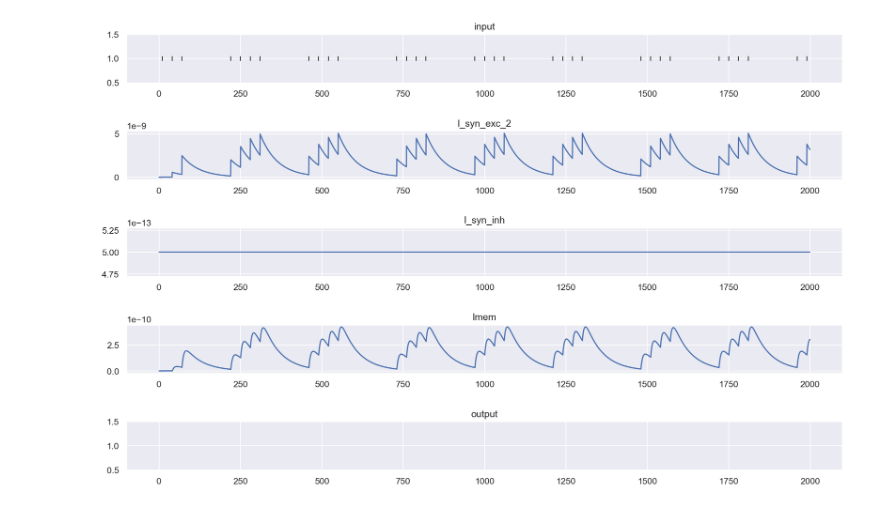
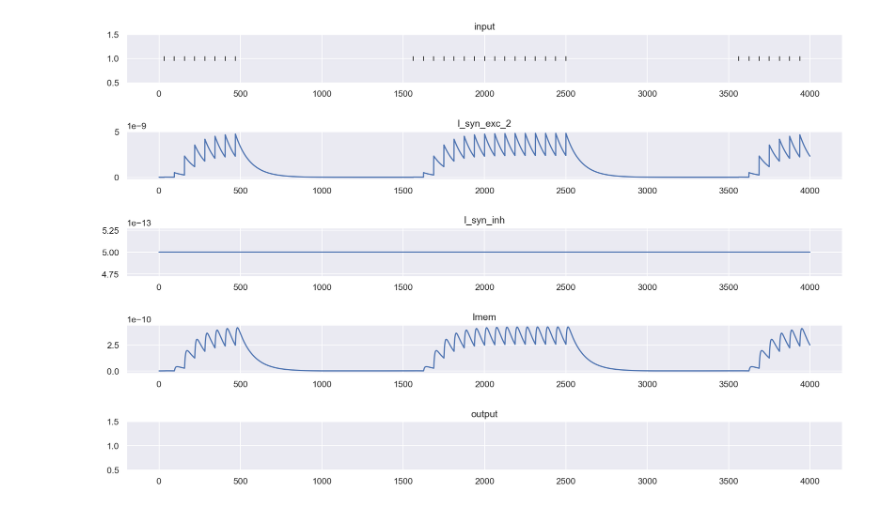
Before and after one commit to pennfranc/adm-ppg-analysis, a Jupyter notebook: synapse low-pass filters-Copy1.ipynb, the cells around one changed output. Cells and saved outputs as stored; diff of their text form; code cells hidden in the pictures.

Commit message:
added simple network notebook

```diff
--- a/synapse low-pass filters-Copy1.ipynb
+++ b/synapse low-pass filters-Copy1.ipynb
@@ -11,68 +10,64 @@ sns.set()
 # initialize synapse parameters
 n_neurons = 20
 
-I_tau_syn_exc_values = np.linspace(1, 1.2, n_neurons)
-I_tau_syn_inh_values = np.ones(n_neurons) * 5
+I_tau_syn_exc_values = np.linspace(0.58, 0.71, n_neurons)
 # %%
-counts = []
-num_frequencies = 5
+spike_counts = []
+syn_currents = []
+num_frequencies = 20
 frequencies = np.linspace(0.5, 4, num_frequencies)
 for signal_freq in frequencies:
 
     device.reinit()
     device.activate()
     defaultclock.dt = 500 * us
-    duration = 2 * second
+    duration = 5 * second
 
     network = Network()
     chip = DynapSE(network)
 
     # generate spikes
-    fs = 100 # Hz
+    fs = 32 # Hz
     signal = np.sin(np.arange(0, duration / second, 1 / fs) * signal_freq * 2 * np.pi)
     up_spikes, down_spikes = ADM(
         signal,
-        up_threshold=0.005,
-        down_threshold=0.005,
+        up_threshold=0.001,
+        down_threshold=0.001,
         sampling_rate=fs,
-        refractory_period=0.02
+        refractory_period=0.0001
     )
 
     spike_generator_up = SpikeGeneratorGroup(1, np.zeros(len(up_spikes)), up_spikes * second)
-    spike_generator_down = SpikeGeneratorGroup(1, np.zeros(len(down_spikes)), down_spikes * second)
 
     # instantiate neurons, synapses
     DPI_neurons  = chip.get_neurons(n_neurons, 'Core_1')
     DPI_synapses_up = chip.add_connection(spike_generator_up, DPI_neurons, synapse_type='AMPA')
-    DPI_synapses_down = chip.add_connection(spike_generator_down, DPI_neurons, synapse_type='GABA_B')
     DPI_synapses_up.connect(True)
-    DPI_neurons.refP = 50 * ms
-    DPI_synapses_down.connect(True)
-    DPI_synapses_up.weight = 50
-    DPI_synapses_down.weight = 0
+    DPI_neurons.refP = 200 * ms
+    DPI_synapses_up.weight = 60
 
     # set parameters of neurons, synapses
     DPI_neurons.I_tau_syn_exc2 = I_tau_syn_exc_values * pA
     DPI_neurons.I_wo_syn_exc2 = I_tau_syn_exc_values * pA
-    DPI_neurons.I_tau_syn_inh = I_tau_syn_inh_values * pA
-    DPI_neurons.I_wo_syn_inh = I_tau_syn_inh_values * pA
 
     # create monitors
     mon_synapse_up_state = StateMonitor(DPI_synapses_up, 'I_syn_exc2', record=True)
-    mon_synapse_down_state = StateMonitor(DPI_synapses_down, 'I_syn_inh', record=True)
     mon_neuron_state  = StateMonitor(DPI_neurons,  'Imem', record=True)
     mon_neuron_input  = SpikeMonitor(spike_generator_up, name='mon_neuron_input')
     mon_neuron_output = SpikeMonitor(DPI_neurons, name='mon_neuron_output')
 
     # add elements to network
-    network.add([spike_generator_up, spike_generator_down, DPI_neurons, DPI_synapses_up, DPI_synapses_down,
-                 mon_synapse_up_state, mon_synapse_down_state, mon_neuron_state, mon_neuron_input, mon_neuron_output])
+    network.add([spike_generator_up, DPI_neurons, DPI_synapses_up,
+                 mon_synapse_up_state, mon_neuron_state, mon_neuron_input, mon_neuron_output])
 
     # simulation
     network.run(duration)
 
     # save spike counts
-    counts.append(mon_neuron_output.count)
+    spike_counts.append(mon_neuron_output.count)
+
+    # save synaptic current means
+    syn_currents.append(mon_synapse_up_state.I_syn_exc2.max(axis=1))
 # %% [output]
 20 neurons are allocated from Core_1.
 WARNING    Came across an abstract code block that may not be well-defined: the outcome may depend on the order of execution. You can ignore this warning if you are sure that the order of operations d ...
@@ -120,38 +115,41 @@ Text(0.5, 1.0, 'Firing rate of DPI neurons with different excitatory synaptic ti
 plt.figure(figsize=(16,10),dpi=150)
 plt.subplots_adjust(hspace=1)
 
-output_idx = 0
+output_idx = 9
 
 plt.subplot(511)
 times = int(duration/ms)
 spike_placeholder = np.zeros(times)
 spike_placeholder[np.array(mon_neuron_input.t/ms, dtype=int)]=1
 plt.plot(spike_placeholder,'k|')
 plt.ylim(0.5, 1.5)
 plt.title('input')
+#plt.xlim(0, 100)
 
 plt.subplot(512)
 plt.plot(mon_synapse_up_state.t / ms, mon_synapse_up_state.I_syn_exc2[output_idx])
 plt.title('I_syn_exc_2')
 
 plt.subplot(513)
 plt.plot(mon_synapse_down_state.t / ms, mon_synapse_down_state.I_syn_inh[output_idx])
 plt.title('I_syn_inh')
 
 plt.subplot(514)
 plt.plot(mon_neuron_state.t / ms, mon_neuron_state.Imem[output_idx])
 plt.title('Imem')
 
 
 plt.subplot(515)
 times = int(duration/ms)
 spike_placeholder = np.zeros(times)
 relevant_timestamps = mon_neuron_output.t[mon_neuron_output.i == output_idx]
 spike_placeholder[np.array(relevant_timestamps/ms, dtype=int)]=1
 plt.plot(spike_placeholder,'k|')
 plt.ylim(0.5, 1.5)
 plt.title('output')
 
+
+
 plt.show()
 # %% [output]
-[figure, old version]
+[figure, new version]
```
Also changed, not shown: parts of 6 cells of this notebook, 4 other files.
